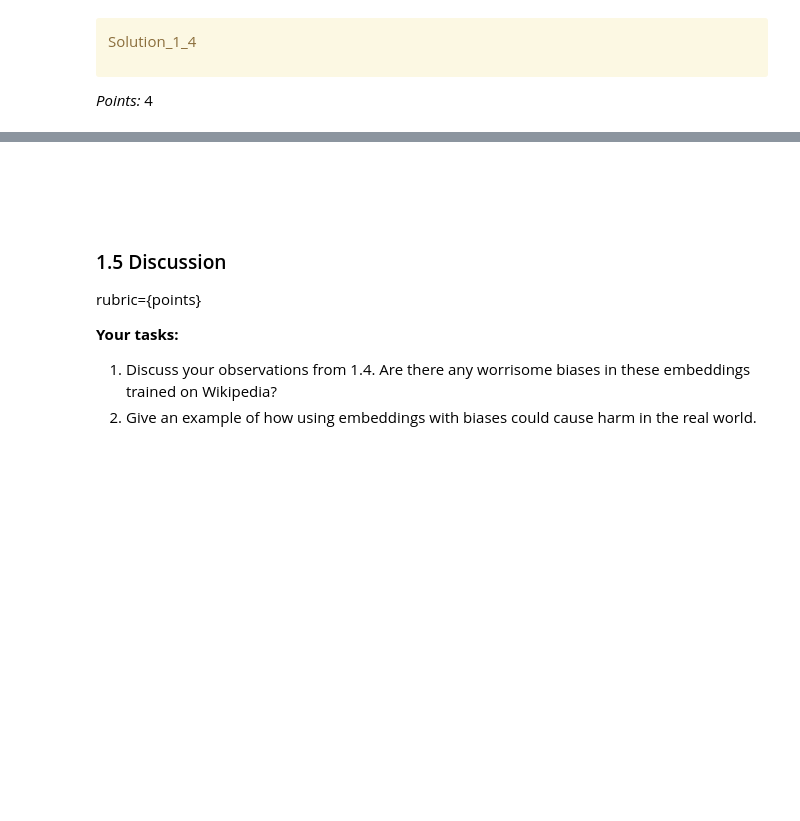
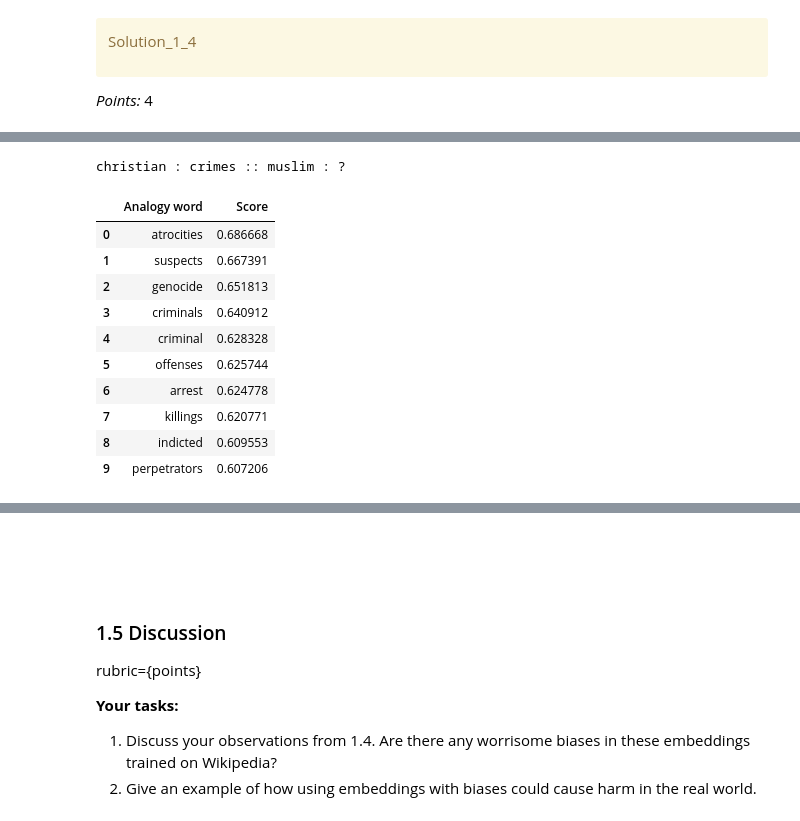
Before and after one commit to aneeshanavlakha/hw7, a Jupyter notebook: hw7.ipynb, the cells around one changed output, grey strips where cells are left out. Saved outputs shown, nothing was run; the diff lists cells and outputs as text; code cells hidden in the pictures; blank space fills up the shorter version.

```diff
--- a/hw7.ipynb
+++ b/hw7.ipynb
@@ -258,2 +385,15 @@ _Points:_ 4
 # %%
-...
+analogy("christian", "crimes", "muslim")
+# %% [output]
+christian : crimes :: muslim : ?
+|  | Analogy word | Score |
+| 0 | atrocities | 0.686668 |
+| 1 | suspects | 0.667391 |
+| 2 | genocide | 0.651813 |
+| 3 | criminals | 0.640912 |
+| 4 | criminal | 0.628328 |
+| 5 | offenses | 0.625744 |
+| 6 | arrest | 0.624778 |
+| 7 | killings | 0.620771 |
+| 8 | indicted | 0.609553 |
+| 9 | perpetrators | 0.607206 |
```
Also changed, not shown: parts of 21 cells of this notebook.
